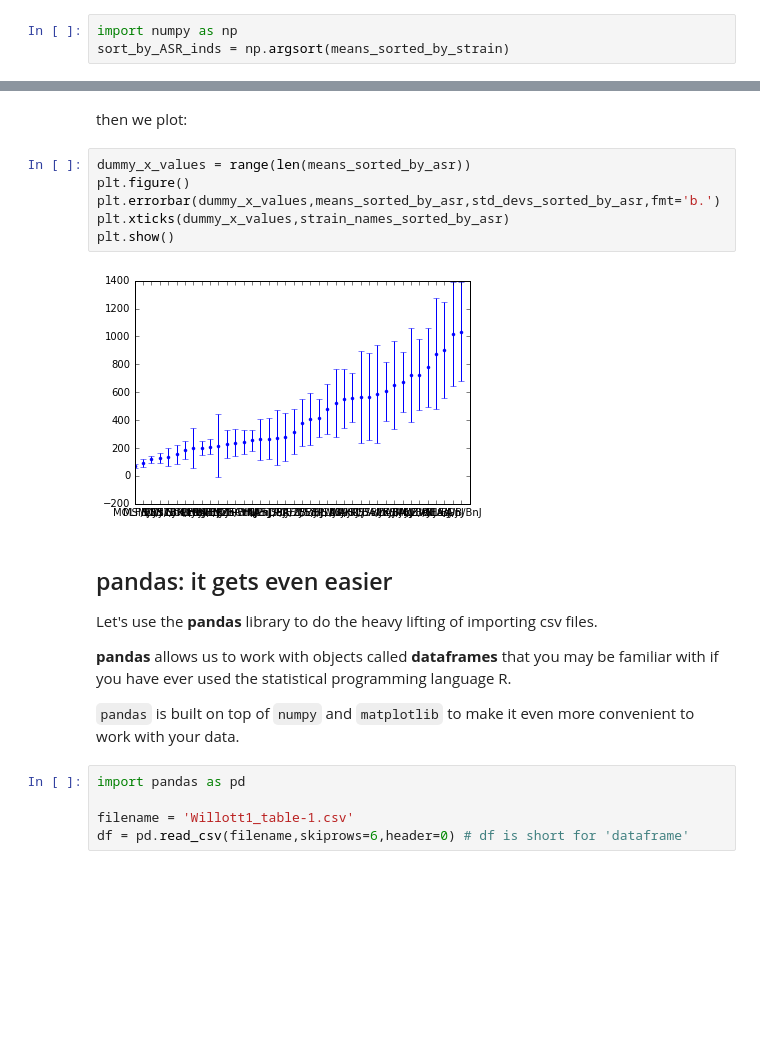
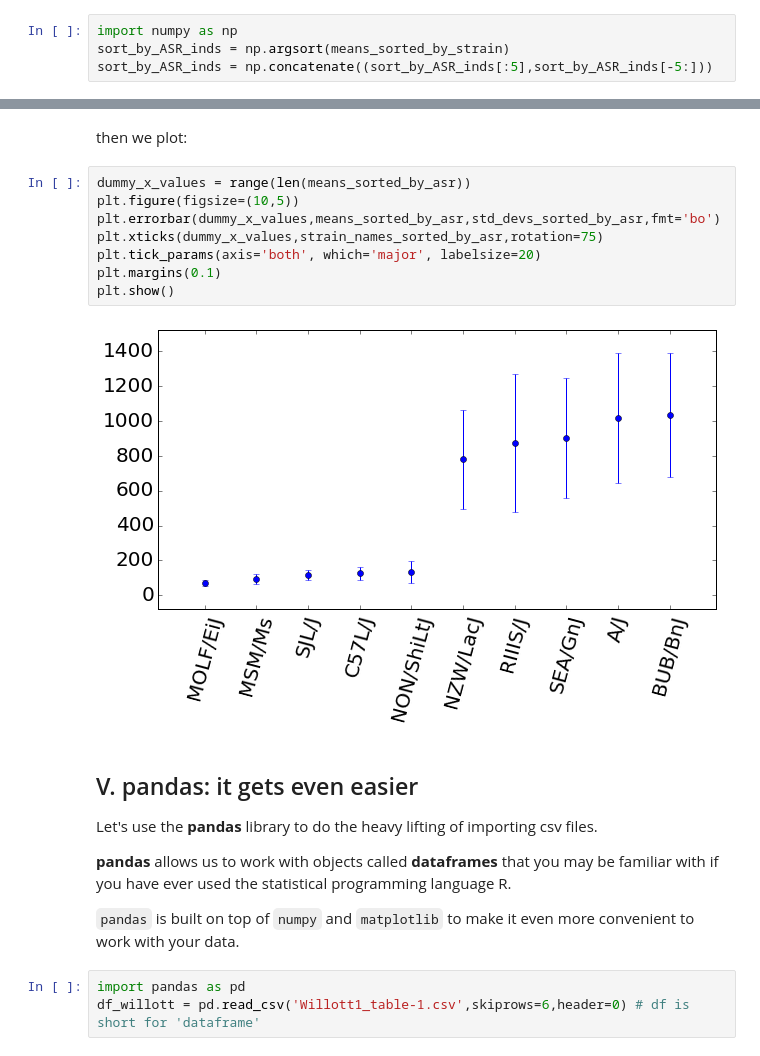
Before and after one commit to NickleDave/EWIN-coding-bootcamp, a Jupyter notebook: Python/Part 4. The Easy Way.ipynb, the cells around one changed output, grey strips where cells are left out. Cells and saved outputs as stored; diff of their text form; blank space fills up the shorter version.

```diff
--- a/Python/Part 4. The Easy Way.ipynb
+++ b/Python/Part 4. The Easy Way.ipynb
@@ -106,6 +108,7 @@ We want the indices for sorting here so we can use them with the array of standa
 # %%
 import numpy as np
 sort_by_ASR_inds = np.argsort(means_sorted_by_strain)
+sort_by_ASR_inds = np.concatenate((sort_by_ASR_inds[:5],sort_by_ASR_inds[-5:]))
 # %% [markdown]
 Now we can sort everything by increasing value of mean ASR using those indices.
 
@@ -127,14 +130,16 @@ import matplotlib.pyplot as plt
 then we plot:
 # %%
 dummy_x_values = range(len(means_sorted_by_asr))
-plt.figure()
-plt.errorbar(dummy_x_values,means_sorted_by_asr,std_devs_sorted_by_asr,fmt='b.')
-plt.xticks(dummy_x_values,strain_names_sorted_by_asr)
+plt.figure(figsize=(10,5))
+plt.errorbar(dummy_x_values,means_sorted_by_asr,std_devs_sorted_by_asr,fmt='bo')
+plt.xticks(dummy_x_values,strain_names_sorted_by_asr,rotation=75)
+plt.tick_params(axis='both', which='major', labelsize=20)
+plt.margins(0.1)
 plt.show()
 # %% [output]
-[figure, old version]
+[figure, new version]
 # %% [markdown]
-## pandas: it gets even easier
+## V. pandas: it gets even easier
 
 Let's use the **pandas** library to do the heavy lifting of importing csv files.
 
@@ -143,6 +148,4 @@ Let's use the **pandas** library to do the heavy lifting of importing csv files.
 `pandas` is built on top of `numpy` and `matplotlib` to make it even more convenient to work with your data.
 # %%
 import pandas as pd
-
-filename = 'Willott1_table-1.csv'
-df = pd.read_csv(filename,skiprows=6,header=0) # df is short for 'dataframe'
+df_willott = pd.read_csv('Willott1_table-1.csv',skiprows=6,header=0) # df is short for 'dataframe'
```
Also changed, not shown: parts of 19 cells of this notebook.
